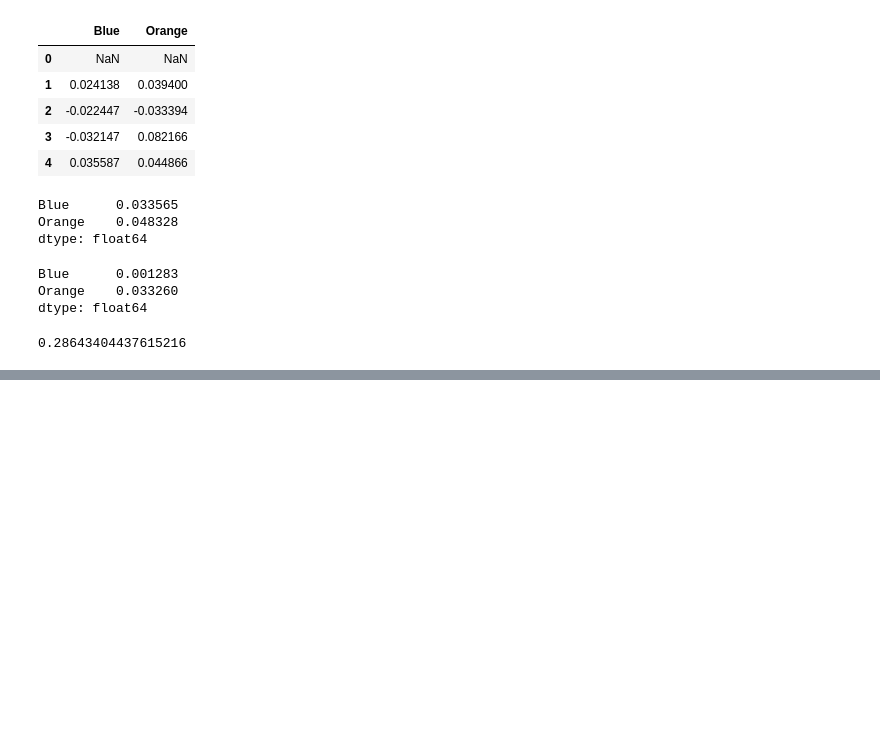
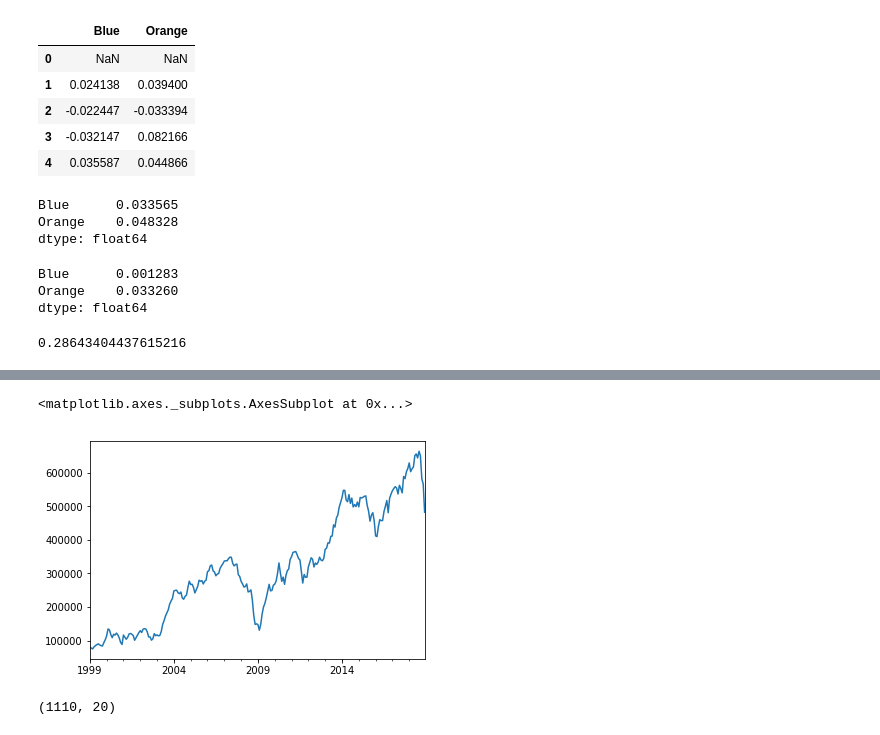
Before and after one commit to allaccountstaken/risk_toolkit, a Jupyter notebook: return.ipynb, the cells around one changed output, grey strips where cells are left out. Drawn from its saved outputs; the diff is of its cells as text; code cells hidden in the pictures; blank space fills up the shorter version.

```diff
--- a/return.ipynb
+++ b/return.ipynb
@@ -56,0 +72,11 @@ rd = 0.001
+# %%
+df['perc_ret'] = (1 + df['Lo 20']/100).cumprod() - 1
+# %%
+df.perc_ret.tail(240).plot()
+# %% [output]
+<matplotlib.axes._subplots.AxesSubplot at 0x...>
+[figure, added]
+# %%
+df.shape
+# %% [output]
+(1110, 20)
```
Also changed, not shown: parts of 48 cells of this notebook, 1 other file.
